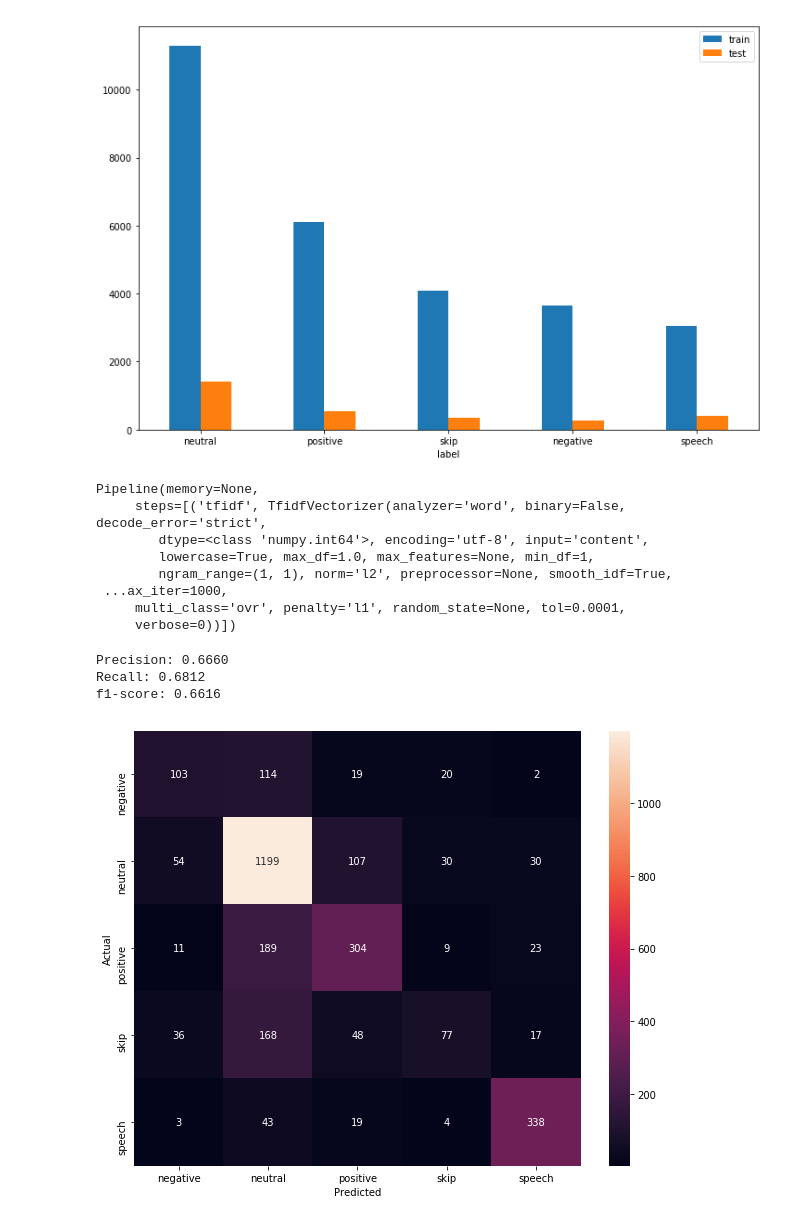
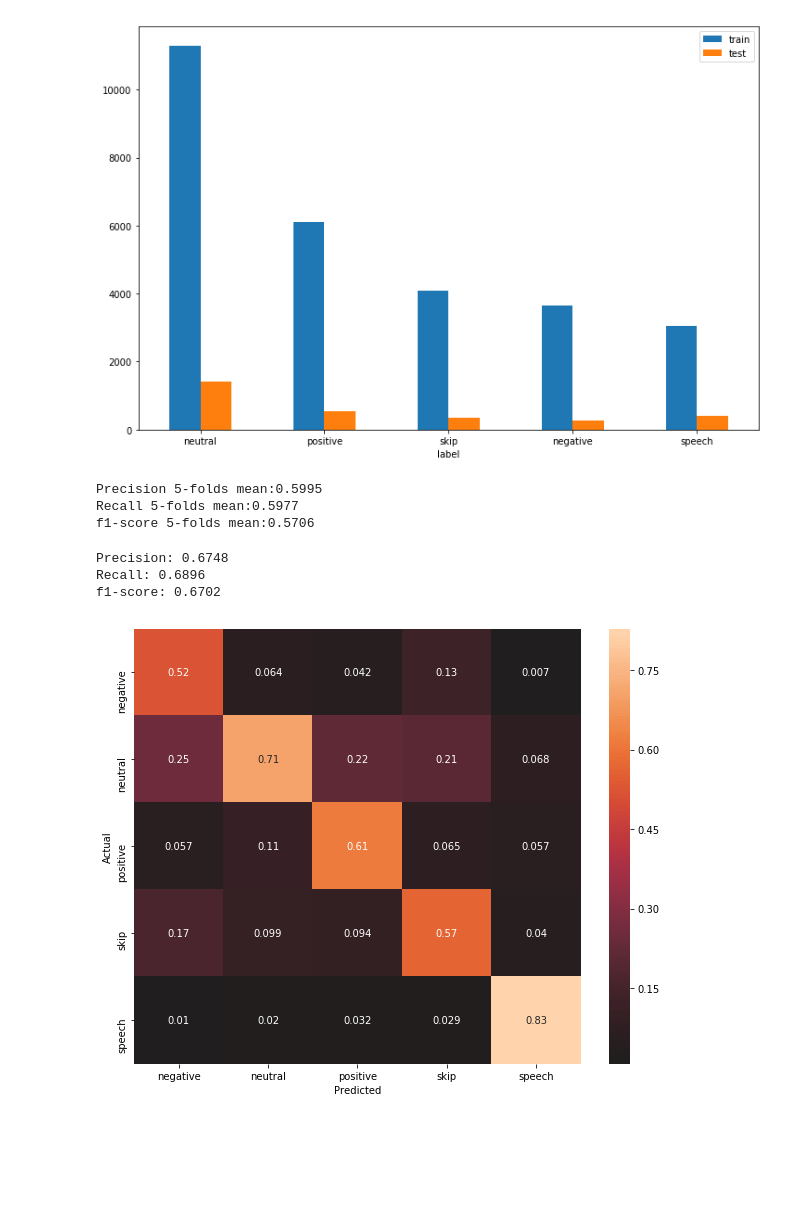
Before and after one commit to ideis/HSE-transfer-learning-in-NLP, a Jupyter notebook: svm_classifier.ipynb, the cells around one changed output. Cells and saved outputs as stored; diff of their text form; code cells hidden in the pictures; blank space fills up the shorter version.

```diff
--- a/svm_classifier.ipynb
+++ b/svm_classifier.ipynb
@@ -119,7 +108,11 @@ from sklearn.feature_extraction.text import TfidfVectorizer
 from sklearn.svm import LinearSVC
 from sklearn.model_selection import RandomizedSearchCV
 from sklearn.model_selection import StratifiedKFold
+from sklearn.model_selection import cross_val_score
 from scipy.stats import expon
+
+k = 5
+skf = StratifiedKFold(n_splits=k, random_state=42)
 
 # svc_pipeline = Pipeline([('tfidf',TfidfVectorizer()), ('svc', LinearSVC(penalty='l1', dual=False))])
 
@@ -128,28 +121,27 @@ from scipy.stats import expon
 #               'tfidf__sublinear_tf':[True, False],
 #               'svc__C': C_distr}
 
-# skf = StratifiedKFold(n_splits=5, random_state=42)
-
-# grid = RandomizedSearchCV(svc_pipeline, param_grid, n_iter=100, scoring='f1_macro', cv=skf)
+# grid = RandomizedSearchCV(svc_pipeline, param_grid, n_iter=10, scoring='f1_macro', cv=skf, n_jobs=-1)
 # grid_model = grid.fit(X_train, y_train)
 # grid_model.best_params_
 
 best_svc_pipeline = Pipeline([('tfidf',TfidfVectorizer(ngram_range=(1,1), sublinear_tf=False)),
-                              ('svc', LinearSVC(C=0.6235, penalty='l1', dual=False))])
+                              ('svc', LinearSVC(C=0.624, penalty='l1', dual=False))])
 
-best_svc_pipeline.fit(X_train, y_train)
+precision = cross_val_score(best_svc_pipeline, X_train, y_train, cv=skf, scoring='precision_weighted', n_jobs=-1)
+print(f'Precision {k}-folds mean:{np.mean(precision):.4f}')
+recall = cross_val_score(best_svc_pipeline, X_train, y_train, cv=skf, scoring='recall_weighted', n_jobs=-1)
+print(f'Recall {k}-folds mean:{np.mean(recall):.4f}')
+f1_score = cross_val_score(best_svc_pipeline, X_train, y_train, cv=skf, scoring='f1_weighted', n_jobs=-1)
+print(f'f1-score {k}-folds mean:{np.mean(f1_score):.4f}')
 # %% [output]
-Pipeline(memory=None,
-     steps=[('tfidf', TfidfVectorizer(analyzer='word', binary=False, decode_error='strict',
-        dtype=<class 'numpy.int64'>, encoding='utf-8', input='content',
-        lowercase=True, max_df=1.0, max_features=None, min_df=1,
-        ngram_range=(1, 1), norm='l2', preprocessor=None, smooth_idf=True,
- ...ax_iter=1000,
-     multi_class='ovr', penalty='l1', random_state=None, tol=0.0001,
-     verbose=0))])
+Precision 5-folds mean:0.5995
+Recall 5-folds mean:0.5977
+f1-score 5-folds mean:0.5706
 # %%
 from sklearn.metrics import f1_score, precision_score, recall_score, confusion_matrix
 
+best_svc_pipeline.fit(X_train, y_train)
 y_pred = best_svc_pipeline.predict(X_test)
 def score_model(y_pred, y_true):
     average = 'weighted'
@@ -163,19 +155,19 @@ print(f'Precision: {precision:.4f}')
 print(f'Recall: {recall:.4f}')
 print(f'f1-score: {f1:.4f}')
 # %% [output]
-Precision: 0.6660
-Recall: 0.6812
-f1-score: 0.6616
+Precision: 0.6748
+Recall: 0.6896
+f1-score: 0.6702
 # %%
 from sklearn.metrics import confusion_matrix
-y_pred
 conf_mat = confusion_matrix(y_test, y_pred)
+conf_mat_ratios = np.round(conf_mat / np.sum(conf_mat, axis=0),3)
 fig, ax = plt.subplots(figsize=(10,8))
 
 labels = sorted(list(set(le.inverse_transform(y_pred))))
-sns.heatmap(conf_mat, annot=True, fmt='d', xticklabels=labels, yticklabels=labels)
+sns.heatmap(conf_mat_ratios, annot=True, center=0, xticklabels=labels, yticklabels=labels)
 plt.ylabel('Actual')
 plt.xlabel('Predicted')
 plt.show()
 # %% [output]
-[figure, old version]
+[figure, new version]
```
Also changed, not shown: parts of 7 cells of this notebook.
